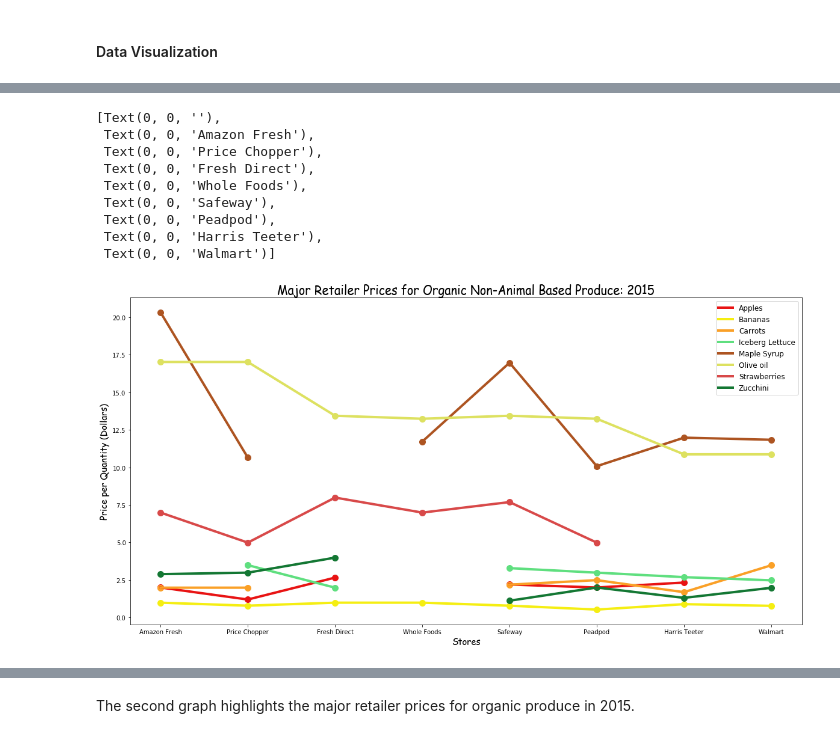
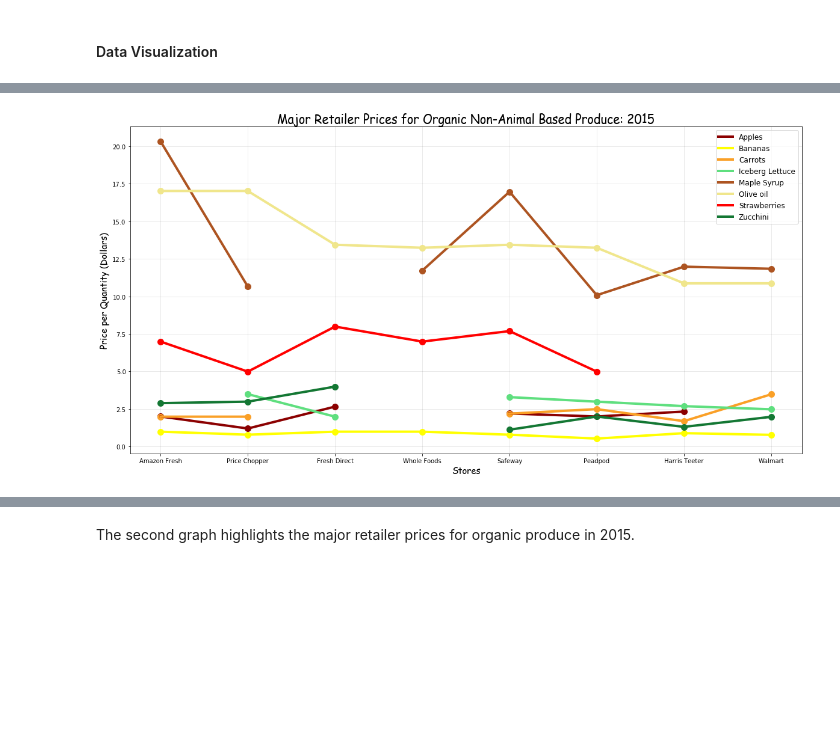
Before and after one commit to alswilli/CMPS-184-Final-Project, a Jupyter notebook: Is Organic Food worth it.ipynb, the cells around one changed output, grey strips where cells are left out. Saved outputs shown, nothing was run; the diff lists cells and outputs as text; code cells hidden in the pictures; blank space fills up the shorter version.

```diff
--- a/Is Organic Food worth it.ipynb
+++ b/Is Organic Food worth it.ipynb
@@ -1301,43 +1291,35 @@ ax.set_xticklabels(['', 'Amazon Fresh', 'Whole Foods', 'Price Chopper', 'Safeway
 # %%
 fig = plt.figure(figsize=(20, 10))
 ax = fig.add_subplot(1, 1, 1)
 
 # Plot the dots
-ax.plot(applesOrg, 'o', markersize=10, color = '#E81313', zorder = 3)
-ax.plot(bananasOrg, 'o', markersize=10, color = '#F5EE12', zorder = 3)
+ax.plot(applesOrg, 'o', markersize=10, color = '#8B0000', zorder = 3)
+ax.plot(bananasOrg, 'o', markersize=10, color = '#FFFF00', zorder = 3)
 ax.plot(carrotsOrg, 'o', markersize=10, color = '#FAA027', zorder = 3)
 ax.plot(icebergLettuceOrg, 'o', markersize=10, color = '#5FDF7F', zorder = 3)
 ax.plot(mapleSyrupOrg, 'o', markersize=10, color = '#AD5421', zorder = 3)
-ax.plot(oliveOilOrg, 'o', markersize=10, color = '#DDE160', zorder = 3)
-ax.plot(strawberriesOrg, 'o', markersize=10, color = '#D84949', zorder = 3)
+ax.plot(oliveOilOrg, 'o', markersize=10, color = '#F0E68C', zorder = 3)
+ax.plot(strawberriesOrg, 'o', markersize=10, color = '#FF0000', zorder = 3)
 ax.plot(zucchiniOrg, 'o', markersize=10, color = '#137733', zorder = 3)
 
 # Plot the lines
-ax.plot(applesOrg, 'g', label = 'Apples', linewidth=4, color = '#E81313', zorder = 3)
-ax.plot(bananasOrg, 'g', label = 'Bananas', linewidth=4, color = '#F5EE12', zorder = 3)
+ax.plot(applesOrg, 'g', label = 'Apples', linewidth=4, color = '#8B0000', zorder = 3)
+ax.plot(bananasOrg, 'g', label = 'Bananas', linewidth=4, color = '#FFFF00', zorder = 3)
 ax.plot(carrotsOrg, 'g', label = 'Carrots', linewidth=4, color = '#FAA027', zorder = 3)
 ax.plot(icebergLettuceOrg, 'g', label = 'Iceberg Lettuce', linewidth=4, color = '#5FDF7F', zorder = 3)
 ax.plot(mapleSyrupOrg, 'g', label = 'Maple Syrup', linewidth=4, color = '#AD5421', zorder = 3)
-ax.plot(oliveOilOrg, 'g', label = 'Olive oil', linewidth=4, color = '#DDE160', zorder = 3)
-ax.plot(strawberriesOrg, 'g', label = 'Strawberries', linewidth=4, color = '#D84949', zorder = 3)
+ax.plot(oliveOilOrg, 'g', label = 'Olive oil', linewidth=4, color = '#F0E68C', zorder = 3)
+ax.plot(strawberriesOrg, 'g', label = 'Strawberries', linewidth=4, color = '#FF0000', zorder = 3)
 ax.plot(zucchiniOrg, 'g', label = 'Zucchini', linewidth=4, color = '#137733', zorder = 3)
 
 ax.set_xlabel('Stores', fontname='Comic Sans MS', fontsize=15)
 ax.set_ylabel('Price per Quantity (Dollars)', fontname='Comic Sans MS', fontsize=15)
 plt.title('Major Retailer Prices for Organic Non-Animal Based Produce: 2015', fontname='Comic Sans MS', fontsize=20)
 ax.legend(loc='best', fontsize=12)
 ax.set_xticklabels(['', 'Amazon Fresh', 'Price Chopper', 'Fresh Direct', 'Whole Foods', 'Safeway', 'Peadpod', 'Harris Teeter', 'Walmart'])
+plt.grid(axis='both', alpha = 0.1, color = 'black', zorder = 3)
 # %% [output]
-[Text(0, 0, ''),
- Text(0, 0, 'Amazon Fresh'),
- Text(0, 0, 'Price Chopper'),
- Text(0, 0, 'Fresh Direct'),
- Text(0, 0, 'Whole Foods'),
- Text(0, 0, 'Safeway'),
- Text(0, 0, 'Peadpod'),
- Text(0, 0, 'Harris Teeter'),
- Text(0, 0, 'Walmart')]
-[figure, old version]
+[figure, new version]
 # %%
 fig = plt.figure(figsize=(20, 10))
 ax = fig.add_subplot(1, 1, 1)
```
Also changed, not shown: parts of 7 cells of this notebook.
